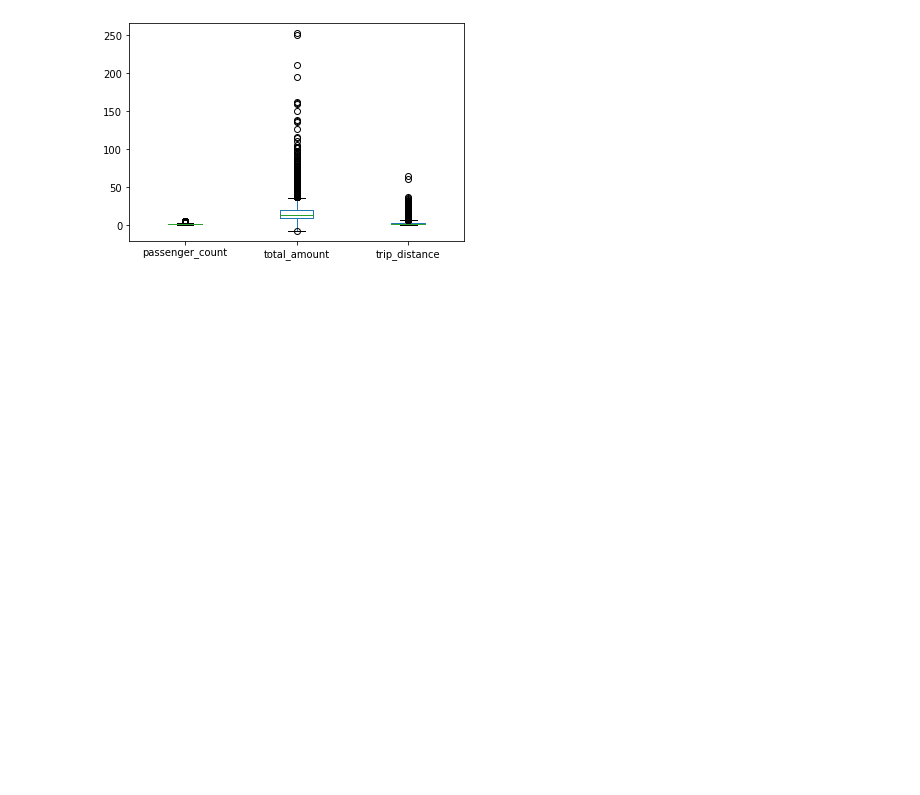
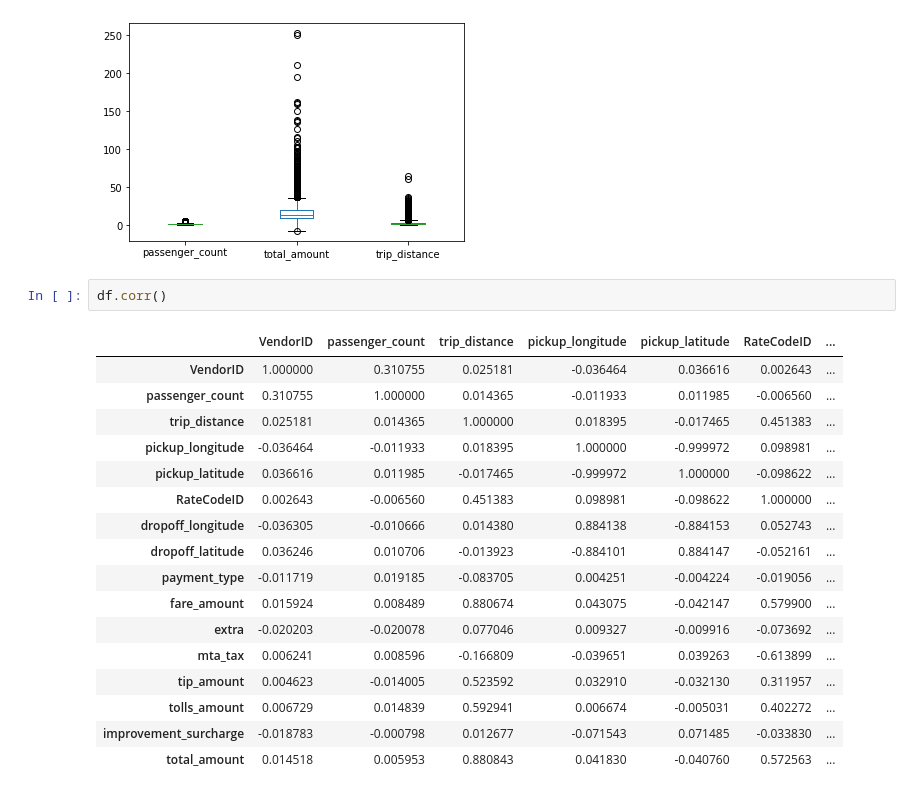
Before and after one commit to ramlaxman/cisco-2020-oct-14-plotting, a Jupyter notebook: Cisco 2020 October 14 — Pandas plotting.ipynb, the cells around one changed output. Saved outputs shown, nothing was run; the diff lists cells and outputs as text; blank space fills up the shorter version.

```diff
--- a/Cisco 2020 October 14 — Pandas plotting.ipynb
+++ b/Cisco 2020 October 14 — Pandas plotting.ipynb
@@ -277,3 +277,23 @@ df[['passenger_count','total_amount', 'trip_distance']].plot.box()
 # %% [output]
 <AxesSubplot:>
 [figure]
+# %%
+df.corr()
+# %% [output]
+|  | VendorID | passenger_count | trip_distance | pickup_longitude | pickup_latitude | RateCodeID | ... |
+| VendorID | 1.000000 | 0.310755 | 0.025181 | -0.036464 | 0.036616 | 0.002643 | ... |
+| passenger_count | 0.310755 | 1.000000 | 0.014365 | -0.011933 | 0.011985 | -0.006560 | ... |
+| trip_distance | 0.025181 | 0.014365 | 1.000000 | 0.018395 | -0.017465 | 0.451383 | ... |
+| pickup_longitude | -0.036464 | -0.011933 | 0.018395 | 1.000000 | -0.999972 | 0.098981 | ... |
+| pickup_latitude | 0.036616 | 0.011985 | -0.017465 | -0.999972 | 1.000000 | -0.098622 | ... |
+| RateCodeID | 0.002643 | -0.006560 | 0.451383 | 0.098981 | -0.098622 | 1.000000 | ... |
+| dropoff_longitude | -0.036305 | -0.010666 | 0.014380 | 0.884138 | -0.884153 | 0.052743 | ... |
+| dropoff_latitude | 0.036246 | 0.010706 | -0.013923 | -0.884101 | 0.884147 | -0.052161 | ... |
+| payment_type | -0.011719 | 0.019185 | -0.083705 | 0.004251 | -0.004224 | -0.019056 | ... |
+| fare_amount | 0.015924 | 0.008489 | 0.880674 | 0.043075 | -0.042147 | 0.579900 | ... |
+| extra | -0.020203 | -0.020078 | 0.077046 | 0.009327 | -0.009916 | -0.073692 | ... |
+| mta_tax | 0.006241 | 0.008596 | -0.166809 | -0.039651 | 0.039263 | -0.613899 | ... |
+| tip_amount | 0.004623 | -0.014005 | 0.523592 | 0.032910 | -0.032130 | 0.311957 | ... |
+| tolls_amount | 0.006729 | 0.014839 | 0.592941 | 0.006674 | -0.005031 | 0.402272 | ... |
+| improvement_surcharge | -0.018783 | -0.000798 | 0.012677 | -0.071543 | 0.071485 | -0.033830 | ... |
+| total_amount | 0.014518 | 0.005953 | 0.880843 | 0.041830 | -0.040760 | 0.572563 | ... |
```
